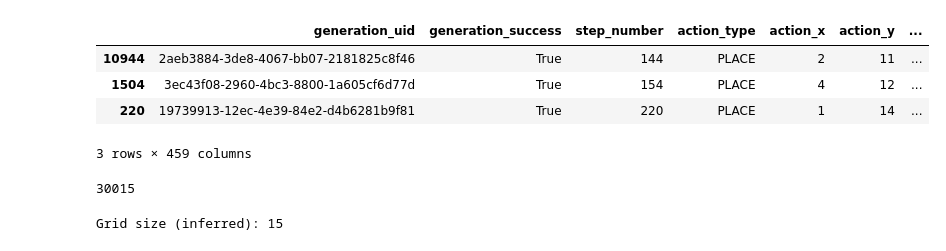
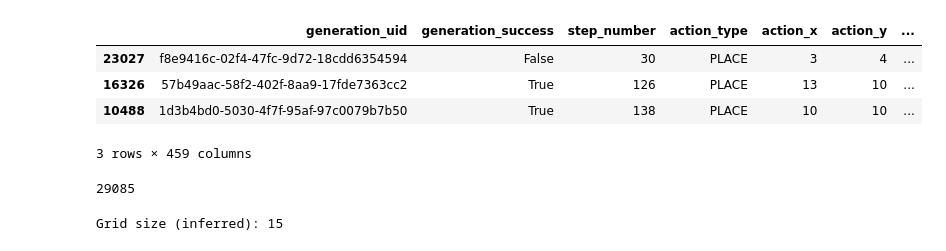
Before and after one commit to evlko/WFCWML, a Jupyter notebook: notebooks/feature_engineering_judge.ipynb, the cells around one changed output. Saved outputs shown, nothing was run; the diff lists cells and outputs as text; code cells hidden in the pictures.

```diff
--- a/notebooks/feature_engineering_judge.ipynb
+++ b/notebooks/feature_engineering_judge.ipynb
@@ -8,20 +8,20 @@ import numpy as np
 
 from project.config import HIDDEN_CELL
 # %%
-file = "20260124_163324.csv"
-df = pd.read_csv(f"data/history/raw/{file}")
+file = "20260124_171024"
+df = pd.read_csv(f"data/history/{file}.csv")
 
 df.sample(3)
 # %% [output]
 |  | generation_uid | generation_success | step_number | action_type | action_x | action_y | ... |
-| 10944 | 2aeb3884-3de8-4067-bb07-2181825c8f46 | True | 144 | PLACE | 2 | 11 | ... |
-| 1504 | 3ec43f08-2960-4bc3-8800-1a605cf6d77d | True | 154 | PLACE | 4 | 12 | ... |
-| 220 | 19739913-12ec-4e39-84e2-d4b6281b9f81 | True | 220 | PLACE | 1 | 14 | ... |
+| 23027 | f8e9416c-02f4-47fc-9d72-18cdd6354594 | False | 30 | PLACE | 3 | 4 | ... |
+| 16326 | 57b49aac-58f2-402f-8aa9-17fde7363cc2 | True | 126 | PLACE | 13 | 10 | ... |
+| 10488 | 1d3b4bd0-5030-4f7f-95af-97c0079b7b50 | True | 138 | PLACE | 10 | 10 | ... |
 3 rows × 459 columns
 # %%
 len(df)
 # %% [output]
-30015
+29085
 # %%
 entropy_cols = [col for col in df.columns if col.endswith("_entropy")]
 walkability_cols = [col for col in df.columns if col.endswith("_is_walkable")]
```
Also changed, not shown: parts of 4 cells of this notebook, 7 other files.
